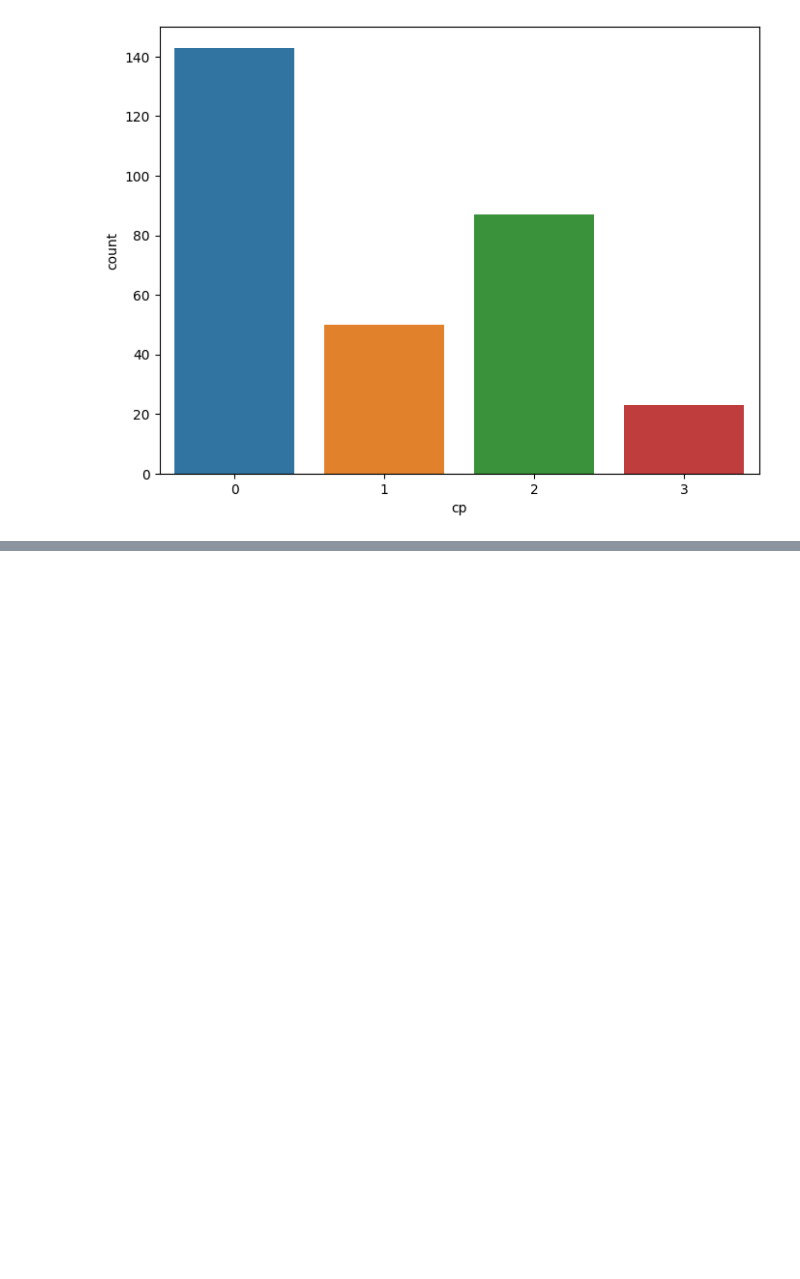
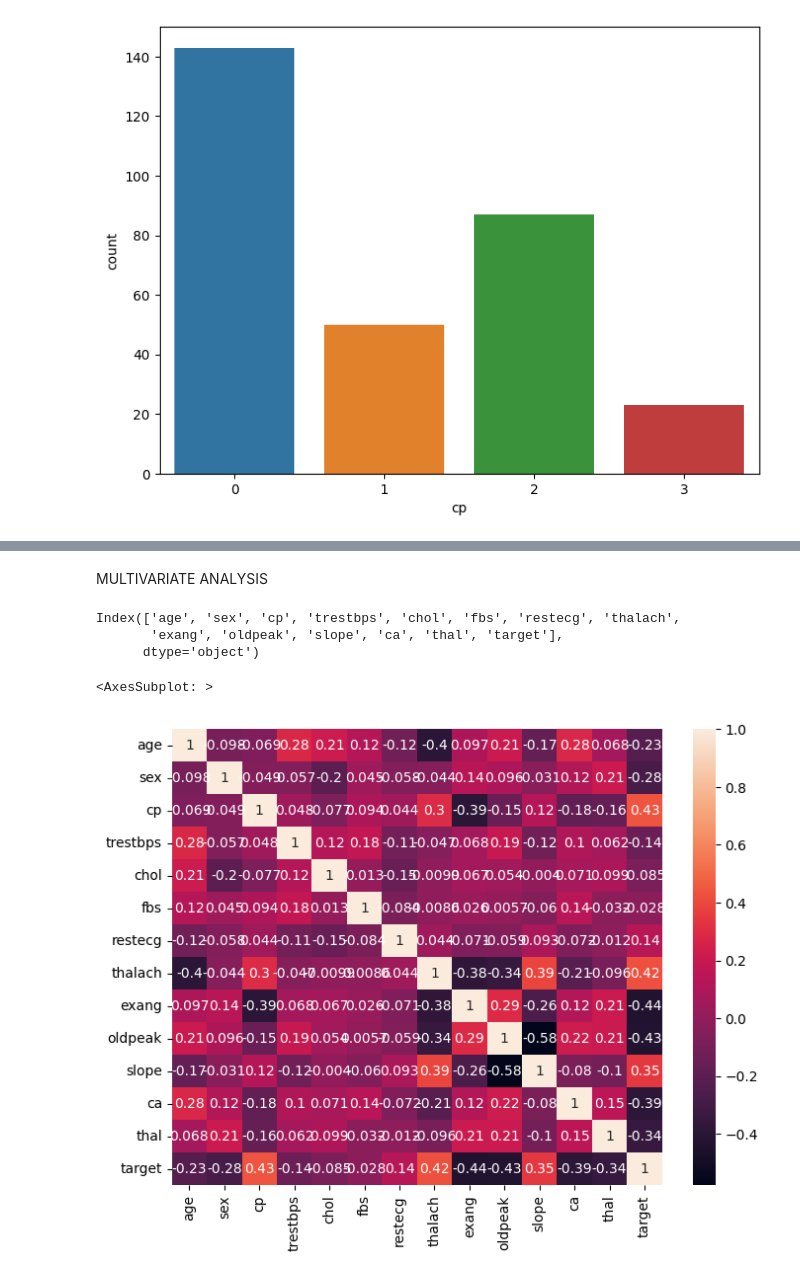
Before and after one commit to AbdulRehmanjr/python, a Jupyter notebook: ai/lab/binary_class.ipynb, the cells around one changed output, grey strips where cells are left out. Saved outputs shown, nothing was run; the diff lists cells and outputs as text; code cells hidden in the pictures; blank space fills up the shorter version.

```diff
--- a/ai/lab/binary_class.ipynb
+++ b/ai/lab/binary_class.ipynb
@@ -209,0 +223,15 @@ plt.show()
+# %% [markdown]
+MULTIVARIATE ANALYSIS
+# %%
+df_heart.columns
+# %% [output]
+Index(['age', 'sex', 'cp', 'trestbps', 'chol', 'fbs', 'restecg', 'thalach',
+       'exang', 'oldpeak', 'slope', 'ca', 'thal', 'target'],
+      dtype='object')
+# %%
+fig, ax = plt.subplots(figsize=(8,6))
+sb.heatmap(df_heart[['age', 'sex', 'cp', 'trestbps', 'chol', 'fbs', 'restecg', 'thalach',
+       'exang', 'oldpeak', 'slope', 'ca', 'thal', 'target']].corr(),annot = True)
+# %% [output]
+<AxesSubplot: >
+[figure, added]
```
Also changed, not shown: parts of 1 cell of this notebook.
